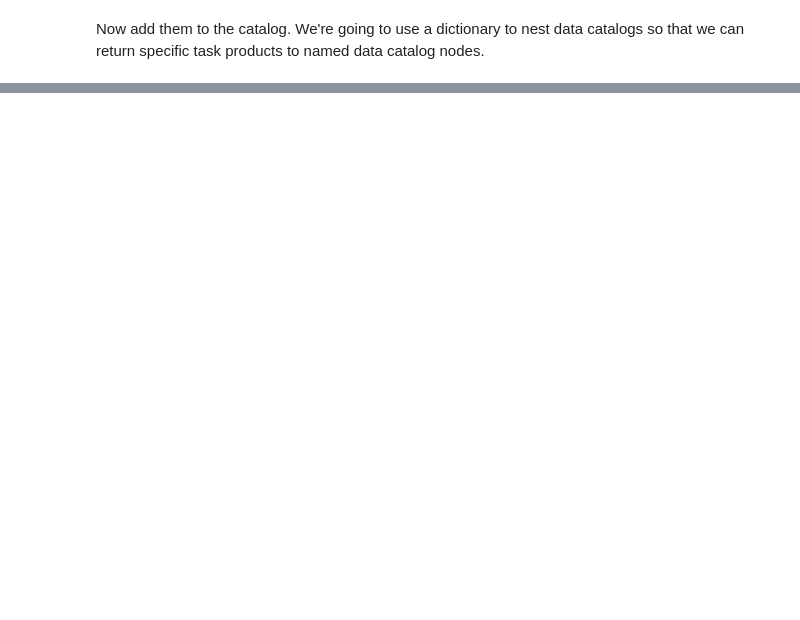
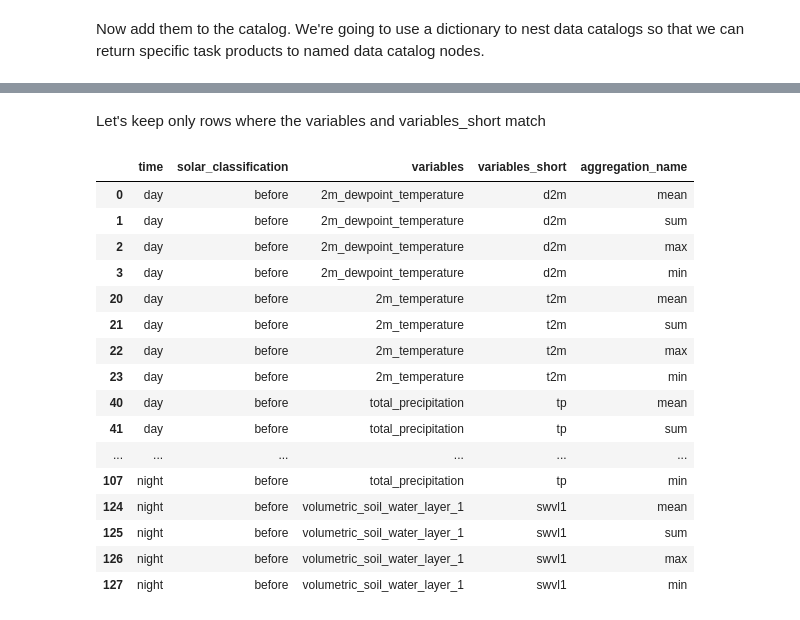
Before and after one commit to NSAPH-Data-Processing/era5_sandbox, a Jupyter notebook: _proc/20_pytask_config.ipynb, the cells around one changed output, grey strips where cells are left out. Cells and saved outputs as stored; diff of their text form; code cells hidden in the pictures; blank space fills up the shorter version.

```diff
--- a/_proc/20_pytask_config.ipynb
+++ b/_proc/20_pytask_config.ipynb
@@ -76,0 +138,22 @@ To do this, let's use a dataframe as opposed to a list of class objects.
+# %% [markdown]
+Let's keep only rows where the variables and variables_short match
+# %%
+agg_params
+# %% [output]
+|  | time | solar_classification | variables | variables_short | aggregation_name |
+| 0 | day | before | 2m_dewpoint_temperature | d2m | mean |
+| 1 | day | before | 2m_dewpoint_temperature | d2m | sum |
+| 2 | day | before | 2m_dewpoint_temperature | d2m | max |
+| 3 | day | before | 2m_dewpoint_temperature | d2m | min |
+| 20 | day | before | 2m_temperature | t2m | mean |
+| 21 | day | before | 2m_temperature | t2m | sum |
+| 22 | day | before | 2m_temperature | t2m | max |
+| 23 | day | before | 2m_temperature | t2m | min |
+| 40 | day | before | total_precipitation | tp | mean |
+| 41 | day | before | total_precipitation | tp | sum |
+| ... | ... | ... | ... | ... | ... |
+| 107 | night | before | total_precipitation | tp | min |
+| 124 | night | before | volumetric_soil_water_layer_1 | swvl1 | mean |
+| 125 | night | before | volumetric_soil_water_layer_1 | swvl1 | sum |
+| 126 | night | before | volumetric_soil_water_layer_1 | swvl1 | max |
+| 127 | night | before | volumetric_soil_water_layer_1 | swvl1 | min |
```
Also changed, not shown: parts of 22 cells of this notebook, 55 other files.
